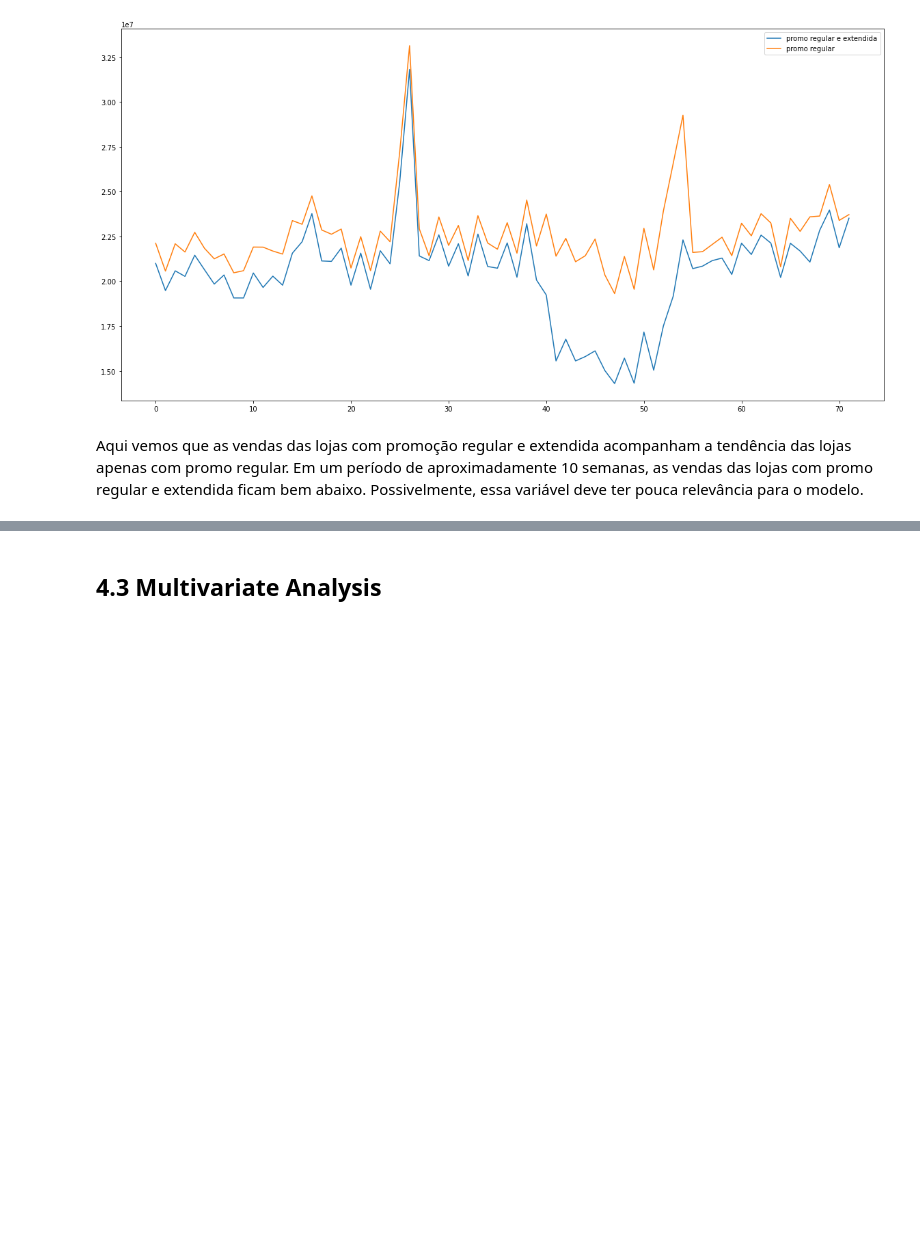
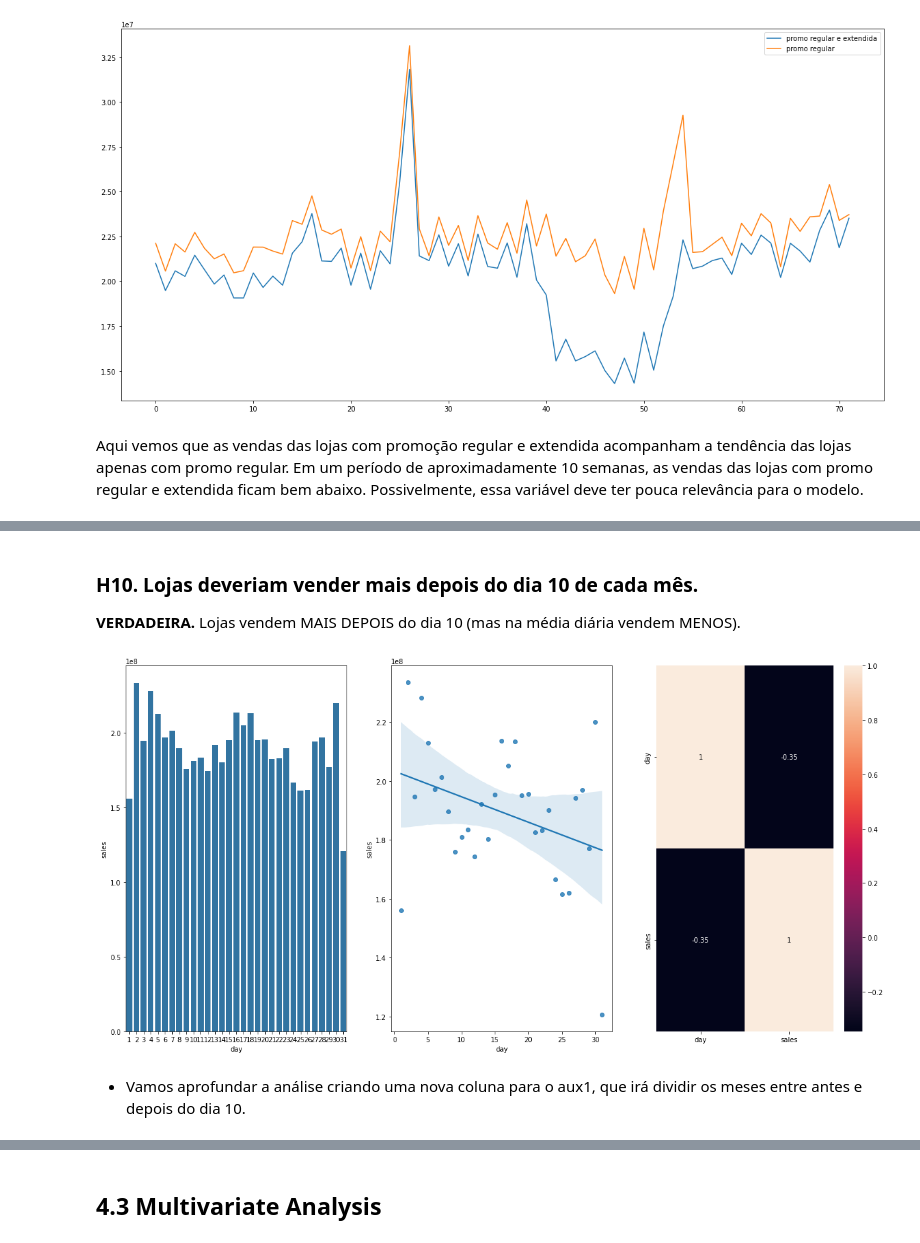
Before and after one commit to sergionaskbr/ds_in_production, a Jupyter notebook: m04_v01_store_sales_prediction.ipynb, the cells around one changed output, grey strips where cells are left out. Drawn from its saved outputs; the diff is of its cells as text; code cells hidden in the pictures; blank space fills up the shorter version.

```diff
--- a/m04_v01_store_sales_prediction.ipynb
+++ b/m04_v01_store_sales_prediction.ipynb
@@ -1057,0 +1115,20 @@ Aqui vemos que as vendas das lojas com promoção regular e extendida acompanham
+# %% [markdown]
+### **H10.** Lojas deveriam vender mais depois do dia 10 de cada mês.
+**VERDADEIRA.** Lojas vendem MAIS DEPOIS do dia 10 (mas na média diária vendem MENOS).
+# %%
+aux1 = df4[['day', 'sales']].groupby('day').sum().reset_index()
+
+plt.figure(figsize=(20, 10))
+
+plt.subplot(1, 3, 1)
+sns.barplot(x='day', y='sales', data=aux1);
+
+plt.subplot(1, 3, 2)
+sns.regplot(x='day', y='sales', data=aux1);
+
+plt.subplot(1, 3, 3)
+sns.heatmap(aux1.corr(method='pearson'), annot=True);
+# %% [output]
+[figure, added]
+# %% [markdown]
+- Vamos aprofundar a análise criando uma nova coluna para o aux1, que irá dividir os meses entre antes e depois do dia 10.
```
Also changed, not shown: parts of 19 cells of this notebook.
